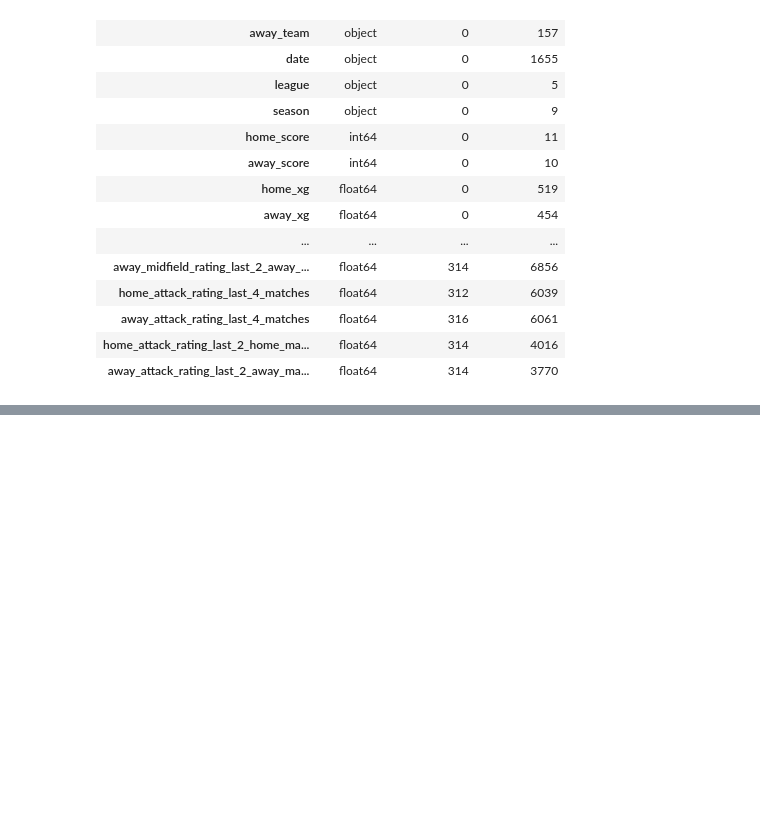
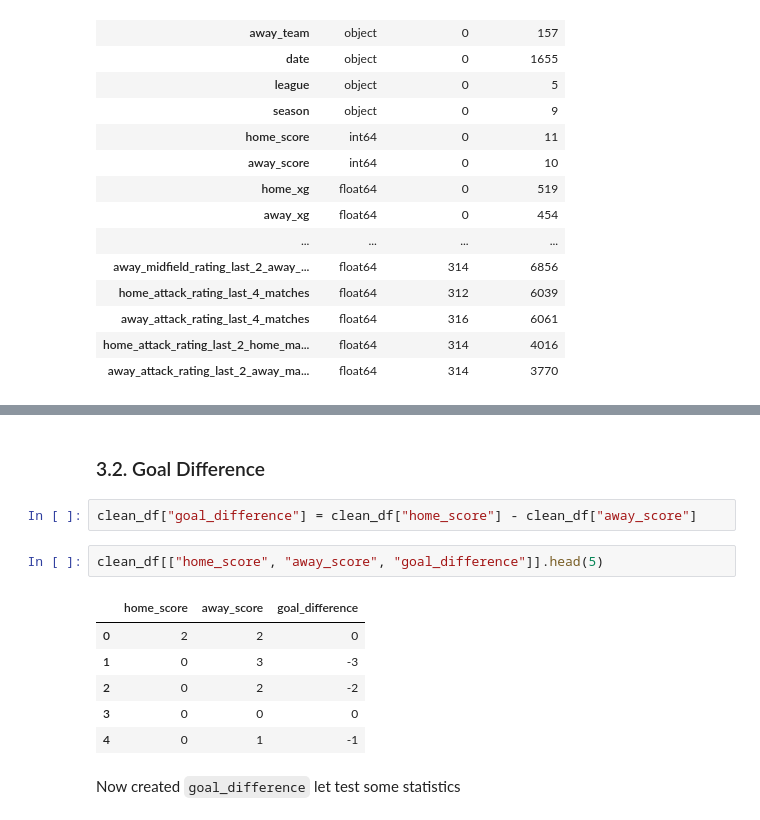
Before and after one commit to magrimuc/prj-2-eda-sql-football-matches-statistics, a Jupyter notebook: MaNU_notebook.ipynb, the cells around one changed output, grey strips where cells are left out. Drawn from its saved outputs; the diff is of its cells as text; blank space fills up the shorter version.

```diff
--- a/MaNU_notebook.ipynb
+++ b/MaNU_notebook.ipynb
@@ -424,0 +579,15 @@ Based on the initial exploration, the following cleaning decisions will be appli
+# %% [markdown]
+### 3.2. Goal Difference
+# %%
+clean_df["goal_difference"] = clean_df["home_score"] - clean_df["away_score"]
+# %%
+clean_df[["home_score", "away_score", "goal_difference"]].head(5)
+# %% [output]
+|  | home_score | away_score | goal_difference |
+| 0 | 2 | 2 | 0 |
+| 1 | 0 | 3 | -3 |
+| 2 | 0 | 2 | -2 |
+| 3 | 0 | 0 | 0 |
+| 4 | 0 | 1 | -1 |
+# %% [markdown]
+Now created `goal_difference` let test some statistics
```
Also changed, not shown: parts of 37 cells of this notebook, 1 other file.
